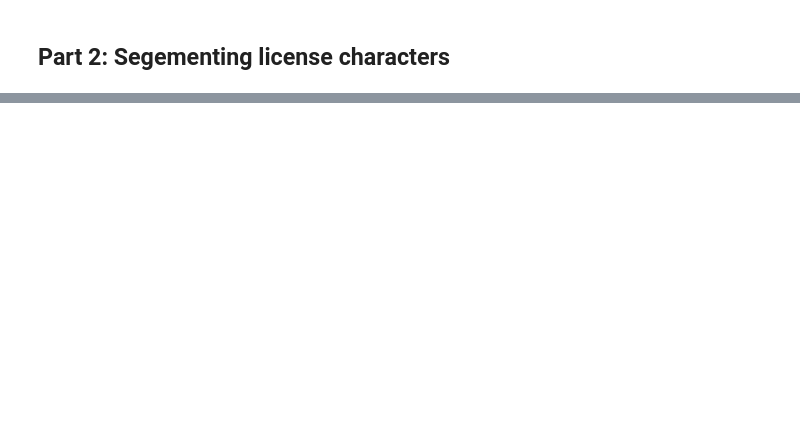
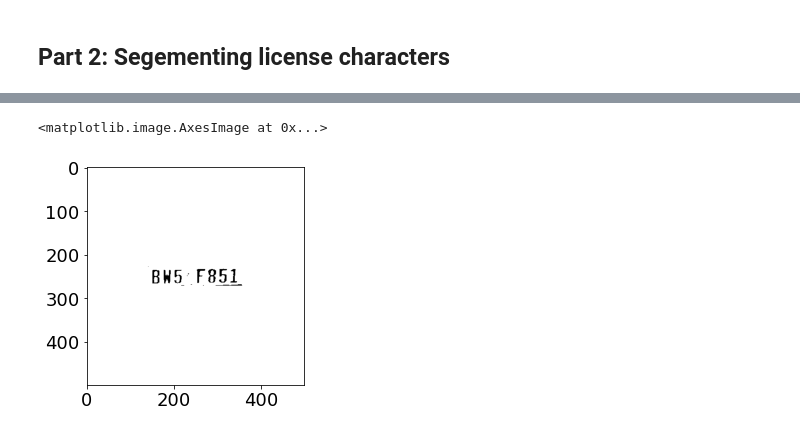
Before and after one commit to JeremyStubbs/License_Plate_Reader_OCRTesseract, a Jupyter notebook: OCR.ipynb, the cells around one changed output, grey strips where cells are left out. Saved outputs shown, nothing was run; the diff lists cells and outputs as text; code cells hidden in the pictures; blank space fills up the shorter version.

```diff
--- a/OCR.ipynb
+++ b/OCR.ipynb
@@ -47,0 +102,5 @@ for i in range(len(plot_image)):
+# %%
+plt.imshow(background, cmap='gray')
+# %% [output]
+<matplotlib.image.AxesImage at 0x...>
+[figure, added]
```
Also changed, not shown: parts of 11 cells of this notebook, 2 other files.
